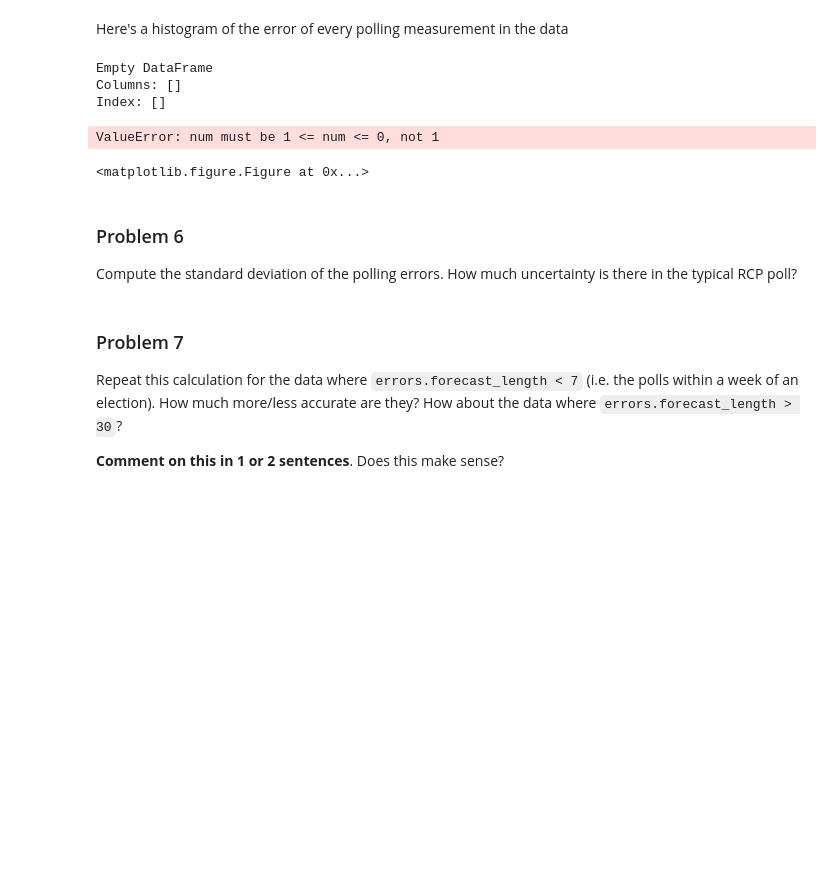
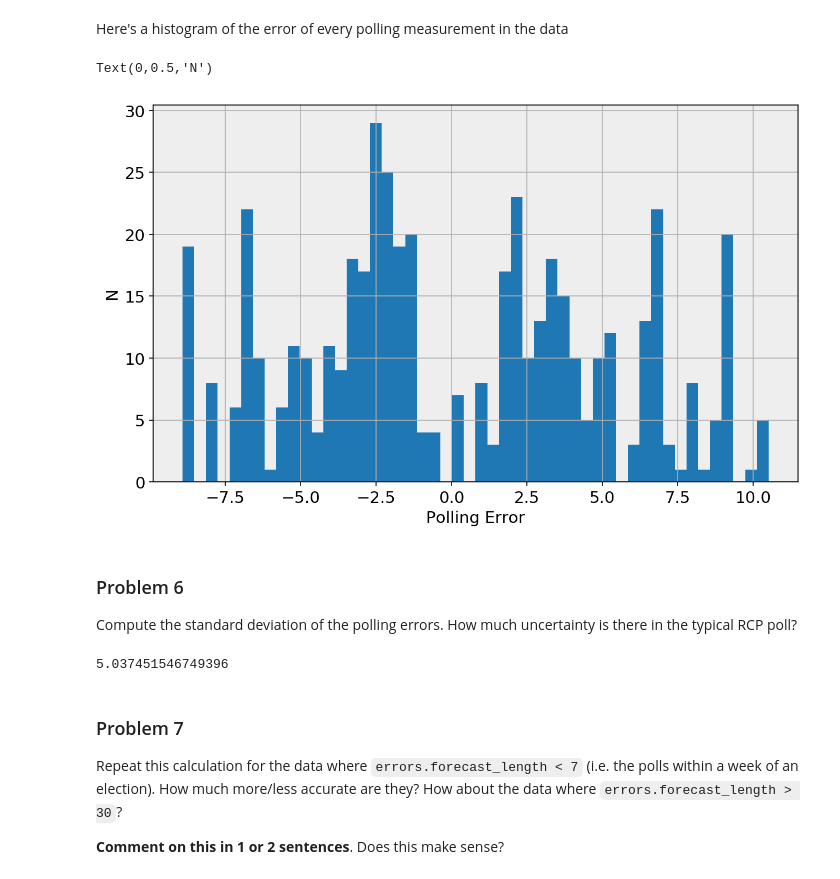
Before and after one commit to nshea3/DS109_Python3_Solutions, a Jupyter notebook: HW1.ipynb, the cells around one changed output. Cells and saved outputs as stored; diff of their text form; code cells hidden in the pictures; blank space fills up the shorter version.

```diff
--- a/HW1.ipynb
+++ b/HW1.ipynb
@@ -554,7 +554,6 @@ def error_data(url):
     df = df.rename(columns={c: _strip(c) for c in df.columns})
     results = {k.split(' ')[0]:v for k, v in result.items()}
     parties = {k.split(' ')[0]:k.split(' ')[1] for k, v in result.items()}
-    print(results)
     #    print(k)
     #   print(k.split(' ')[0])
     #    result[k.split(' ')[0]] = v
@@ -571,7 +570,7 @@ def error_data(url):
     #compute forecast length in days
     #(assuming that last forecast happens on the day of the election, for simplicity)
     forecast_length = (df.index.max() - df.index.min())
-    forecast_length = forecast_length / np.timedelta64(1, 'D')  # convert to number of days
+    forecast_length = (forecast_length / np.timedelta64(1, 'D')) + 1  # convert to number of days
     #forecast_length = df.shape[0]
 
     #compute forecast error
@@ -591,17 +590,17 @@ def error_data(url):
     n = forecast_length.size
 
     result = {}
-    print(candidates)
-    print(results)
-    result['percentage'] = np.hstack(normalized[c] for c in candidates)
+    #result['percentage'] = np.hstack(normalized[c] for c in candidates)
     result['error'] = np.hstack(errors[c] for c in candidates)
-    result['candidate'] = np.hstack(np.repeat(c, n) for c in candidates)
-    result['party'] = np.hstack(np.repeat(parties[c], n) for c in candidates)
-    result['forecast_length'] = np.hstack(forecast_length for _ in candidates)
+    print(len(result['error']))
+    #result['candidate'] = np.hstack(np.repeat(c, n) for c in candidates)
+    #result['party'] = np.hstack(np.repeat(parties[c], n) for c in candidates)
+    result['forecast_length'] = np.append([], [range(int(forecast_length)) for _ in candidates])
+    print(len(result['forecast_length']))
 
     print(result)
-    result = pd.DataFrame(result)
-    return result
+    #result = pd.DataFrame.from_dict(result)
+    return pd.DataFrame(result)
 
 error_data("http://www.realclearpolitics.com/epolls/2009/governor/nj/new_jersey_governor_corzine_vs_christie-1051.html")
 # %% [output]
@@ -679,16 +723,13 @@ ValueError: No objects to concatenate
 # %% [markdown]
 Here's a histogram of the error of every polling measurement in the data
 # %%
-print(errors)
-errors.hist(bins=50)
+
+errors['error'].hist(bins=50)
 plt.xlabel("Polling Error")
 plt.ylabel('N')
 # %% [output]
-Empty DataFrame
-Columns: []
-Index: []
+Text(0,0.5,'N')
-ValueError: num must be 1 <= num <= 0, not 1
-<matplotlib.figure.Figure at 0x...>
+[figure, added]
 # %% [markdown]
 ### Problem 6
 
@@ -698,3 +737,7 @@ Compute the standard deviation of the polling errors. How much uncertainty is th
+# %%
+errors['error'].std()
+# %% [output]
+5.037451546749396
 # %% [markdown]
 ### Problem 7
 
```
Also changed, not shown: parts of 5 cells of this notebook.
